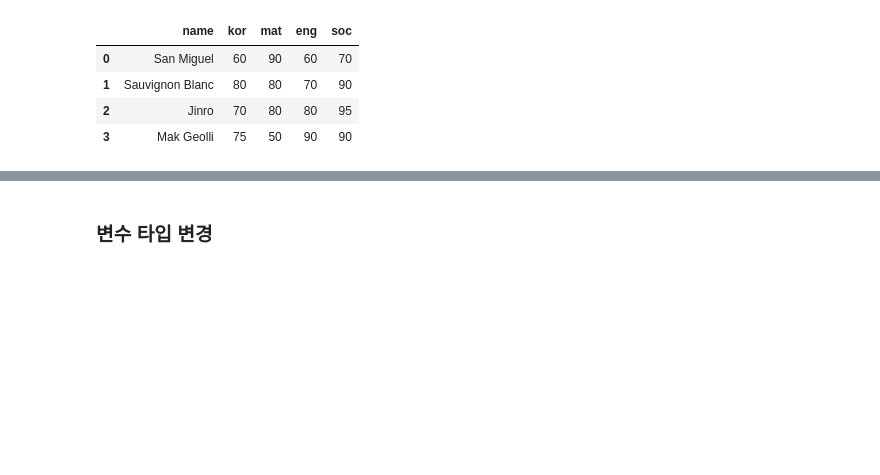
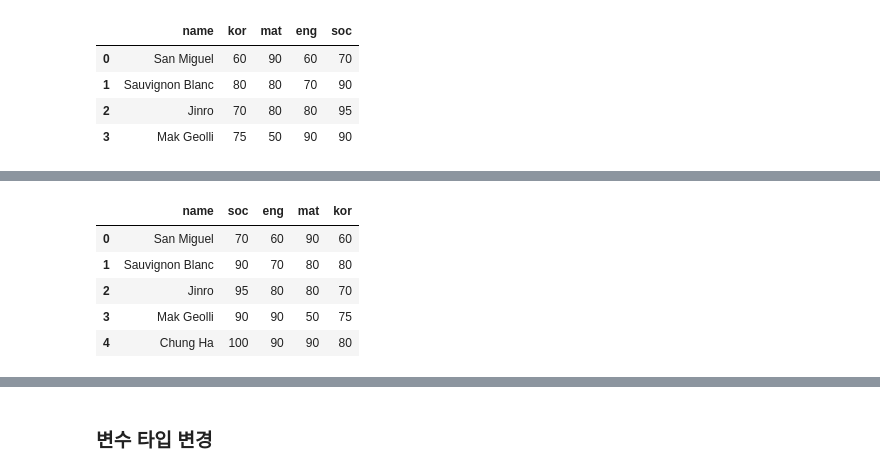
Before and after one commit to fairydragon4/fairydragon4, a Jupyter notebook: 03-2. Pandas 편집.ipynb, the cells around one changed output, grey strips where cells are left out. Saved outputs shown, nothing was run; the diff lists cells and outputs as text; code cells hidden in the pictures; blank space fills up the shorter version.

```diff
--- a/03-2. Pandas 편집.ipynb
+++ b/03-2. Pandas 편집.ipynb
@@ -337,0 +364,3 @@ df2_2.T.drop_duplicates().T
+# %%
+df2_3 = df2[['name'] + [x for x in df2.columns if 'name' not in x]].copy()  # 특정 컬럼(들)만 앞으로 보내기
+df2_3
@@ -337,0 +373,11 @@ df2_2.T.drop_duplicates().T
+# %%
+# 마지막에 행 추가
+df2_3.loc[df2_3.shape[0]] = ['Chung Ha', 100, 90, 90, 80]
+df2_3
+# %% [output]
+|  | name | soc | eng | mat | kor |
+| 0 | San Miguel | 70 | 60 | 90 | 60 |
+| 1 | Sauvignon Blanc | 90 | 70 | 80 | 80 |
+| 2 | Jinro | 95 | 80 | 80 | 70 |
+| 3 | Mak Geolli | 90 | 90 | 50 | 75 |
+| 4 | Chung Ha | 100 | 90 | 90 | 80 |
```
Also changed, not shown: parts of 30 cells of this notebook, 1 other file.
